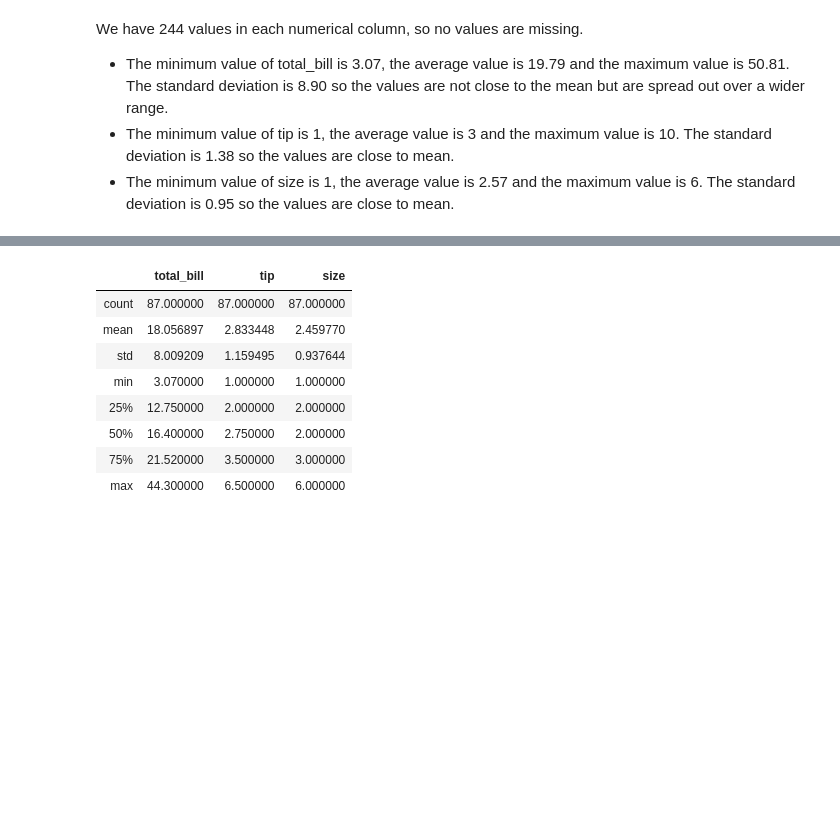
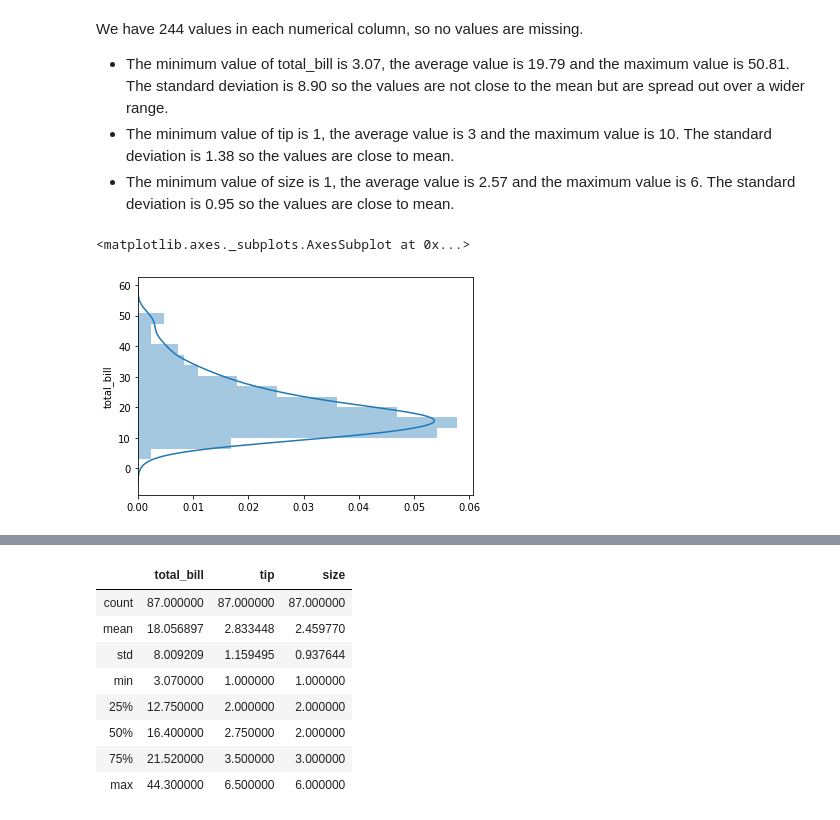
Before and after one commit to amacuga/fundamentals-assessment, a Jupyter notebook: Assessment.ipynb, the cells around one changed output, grey strips where cells are left out. Cells and saved outputs as stored; diff of their text form; code cells hidden in the pictures; blank space fills up the shorter version.

```diff
--- a/Assessment.ipynb
+++ b/Assessment.ipynb
@@ -73,3 +147,9 @@ We have 244 values in each numerical column, so no values are missing.
 * The minimum value of total_bill is 3.07, the average value is 19.79 and the maximum value is 50.81. The standard deviation is 8.90 so the values are not close to the mean but are spread out over a wider range.
 * The minimum value of tip is 1, the average value is 3 and the maximum value is 10. The standard deviation is 1.38 so the values are close to mean.
 * The minimum value of size is 1, the average value is 2.57 and the maximum value is 6. The standard deviation is 0.95 so the values are close to mean.
+# %%
+# Returns a plot of total_bill.
+sns.distplot(tips.total_bill, vertical=True)
+# %% [output]
+<matplotlib.axes._subplots.AxesSubplot at 0x...>
+[figure, added]
```
Also changed, not shown: parts of 15 cells of this notebook.
